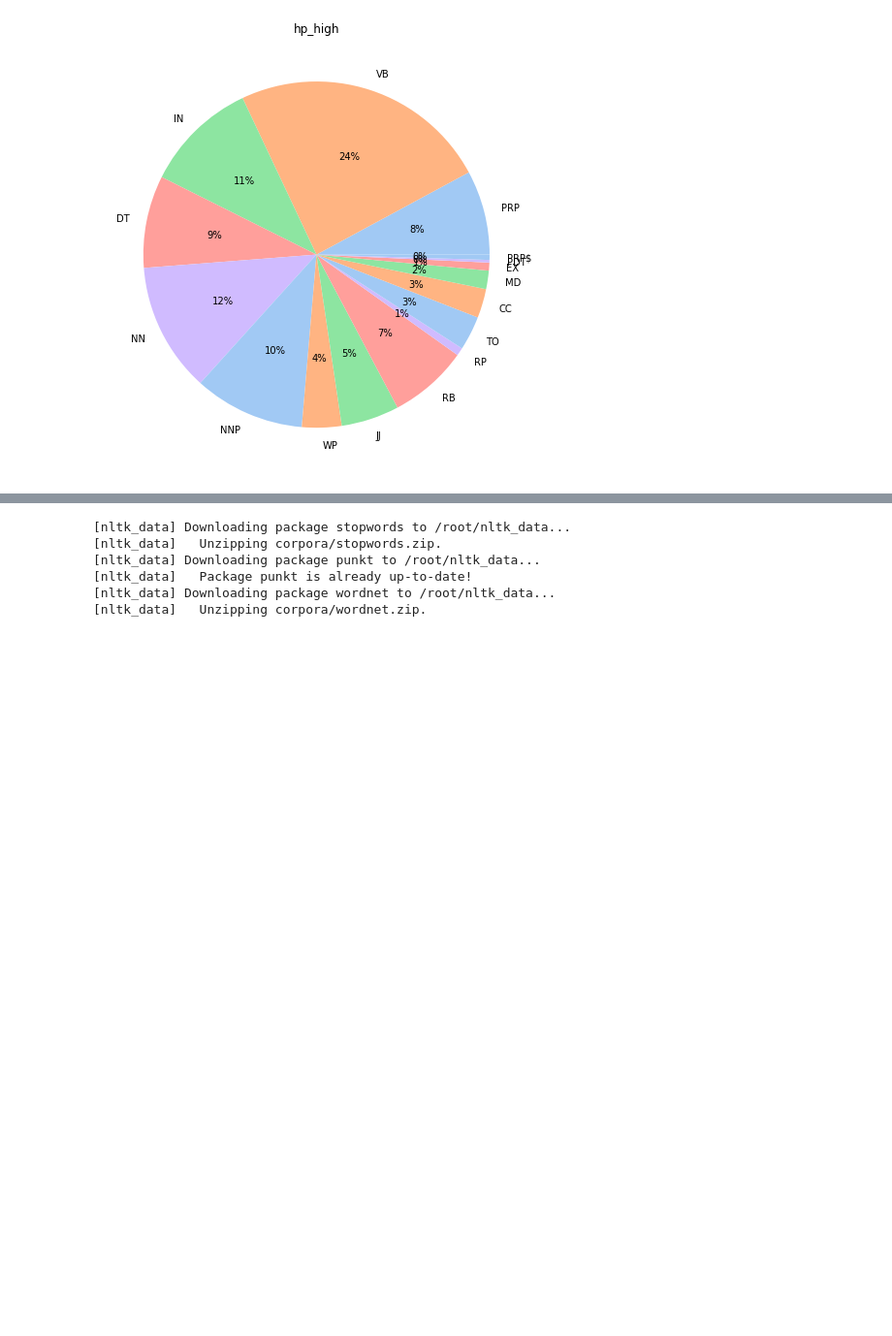
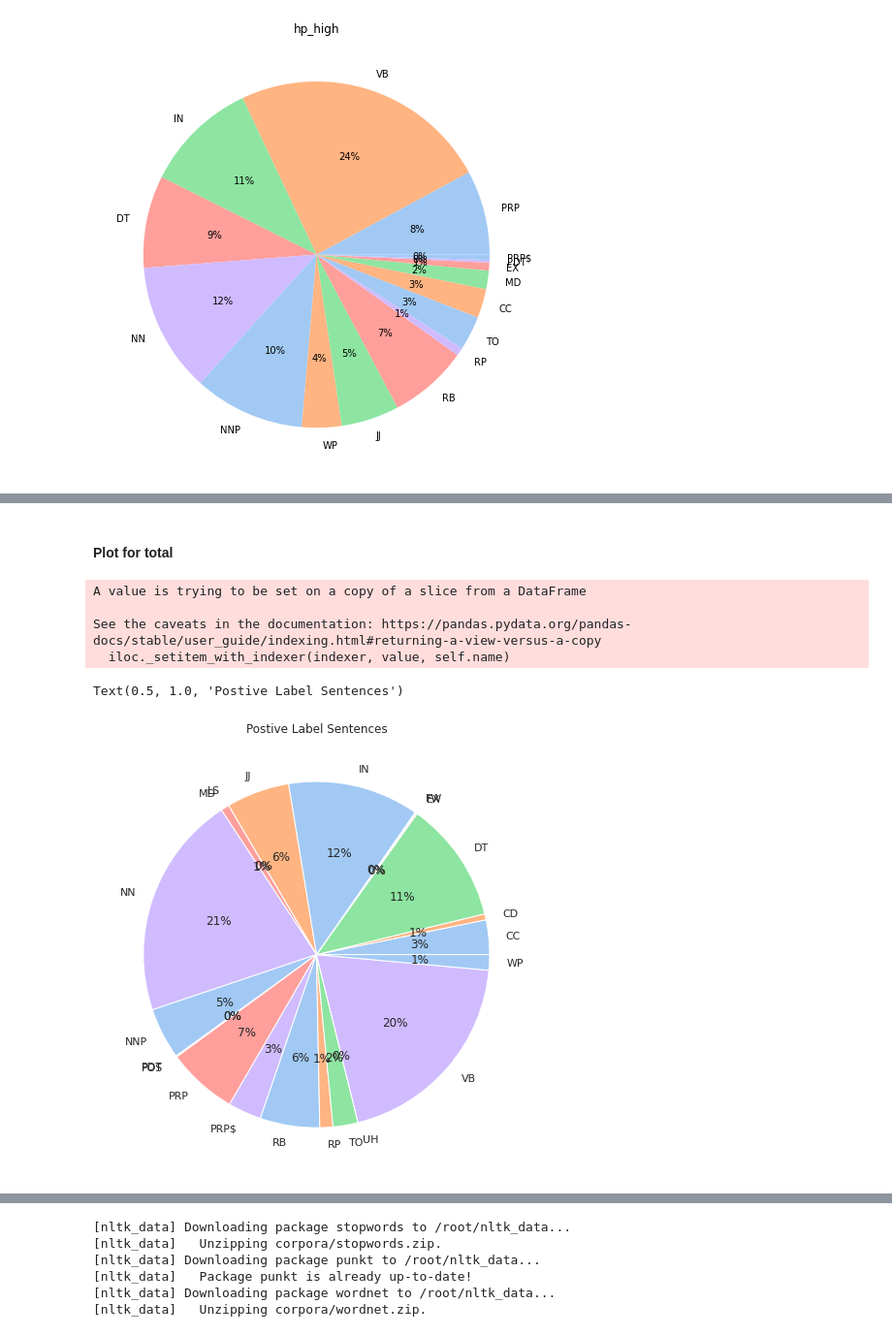
Before and after one commit to kelseyneis/narrative_transportation, a Jupyter notebook: 8980_narrative_project.ipynb, the cells around one changed output, grey strips where cells are left out. Shown: that part at 97% size. Cells and saved outputs as stored; diff of their text form; code cells hidden in the pictures; blank space fills up the shorter version.

```diff
--- a/8980_narrative_project.ipynb
+++ b/8980_narrative_project.ipynb
@@ -285,0 +733,5 @@ done processhp_high
+# %%
+# total_df = pd.concat([lows.drop(lows.tail(1).index,inplace=True),
+#                       highs.drop(highs.tail(1).index,inplace=True)])
+total_df = pd.concat([lows, highs])
+total_df
@@ -285,0 +757,21 @@ done processhp_high
+# %% [markdown]
+#### Plot for total
+# %%
+pos_label_df = total_df[total_df['label'] == 1]
+
+neg_label_df = total_df[total_df['label'] == 0]
+# %%
+pos_label_df.loc['Total'] = pos_label_df[pos_label_df.columns[:-1]].sum()
+
+colors = sns.color_palette('pastel')[0:5]
+plt.figure(figsize=(8, 10))
+plt.pie(pos_label_df.iloc[-1, :-1], labels = pos_label_df.columns[:-1],
+        colors = colors, autopct = '%0.0f%%')
+plt.title('Postive Label Sentences')
+# %% [output]
+A value is trying to be set on a copy of a slice from a DataFrame
+
+See the caveats in the documentation: https://pandas.pydata.org/pandas-docs/stable/user_guide/indexing.html#returning-a-view-versus-a-copy
+  iloc._setitem_with_indexer(indexer, value, self.name)
+Text(0.5, 1.0, 'Postive Label Sentences')
+[figure, added]
```
Also changed, not shown: parts of 36 cells of this notebook.
